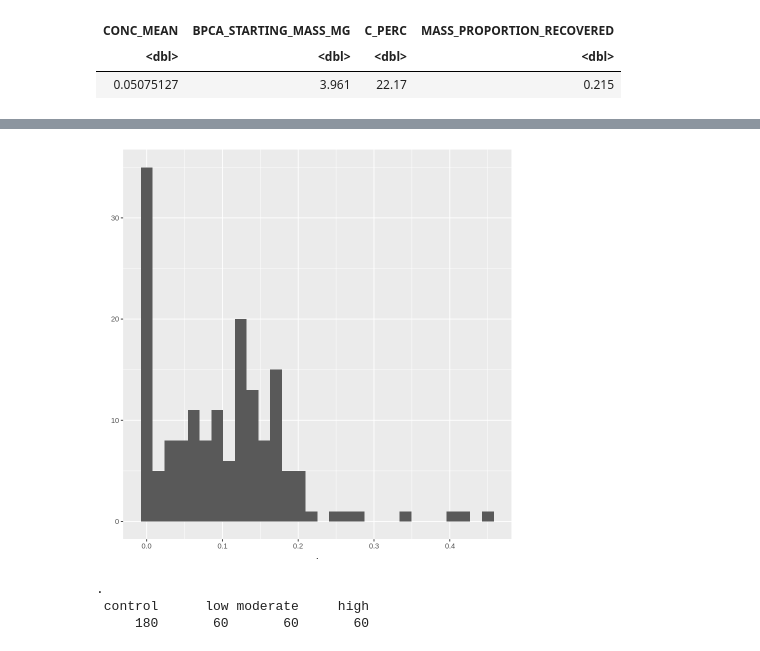
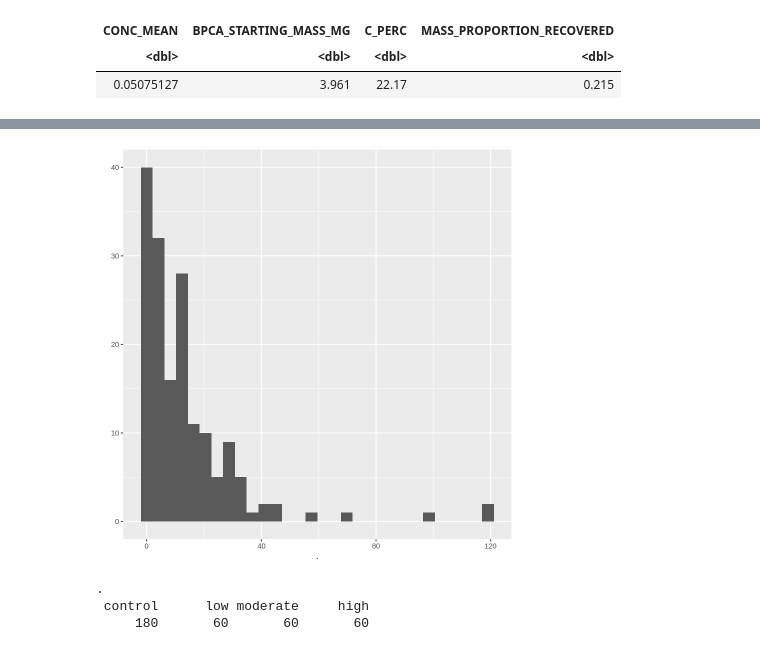
Before and after one commit to hayleypc/BPCA_HFF, a Jupyter notebook: BPCA_analysis_plotting.ipynb, the cells around one changed output, grey strips where cells are left out. Drawn from its saved outputs; the diff is of its cells as text; code cells hidden in the pictures.

```diff
--- a/BPCA_analysis_plotting.ipynb
+++ b/BPCA_analysis_plotting.ipynb
@@ -197,5 +199,5 @@ full_bpca_exp_dt[BURN_SEVERITY=='control',TREATMENT := 'control']
 full_bpca_exp_dt[ ,TREATMENT := 'control']
 full_bpca_exp_dt[,exp_group:= SITE %>% gsub('C','',.) %>% substr(1,1)]
 # %%
-full_bpca_exp_dt$per_bpca_carb_lf %>% qplot
+full_bpca_exp_dt$g_PyC_kg_LF_C_soil %>% qplot
 # %% [output]
@@ -204,7 +204,7 @@ Warning message:
 `stat_bin()` using `bins = 30`. Pick better value with `binwidth`.
 Warning message:
 “Removed 295 rows containing non-finite values (`stat_bin()`).”
-[figure, old version]
+[figure, new version]
 # %%
 analysis_full_bpca_exp_dt <-
 full_bpca_exp_dt[ACCEPT =='T' &!is.na(DEPTH),list(
```
Also changed, not shown: parts of 16 cells of this notebook.
